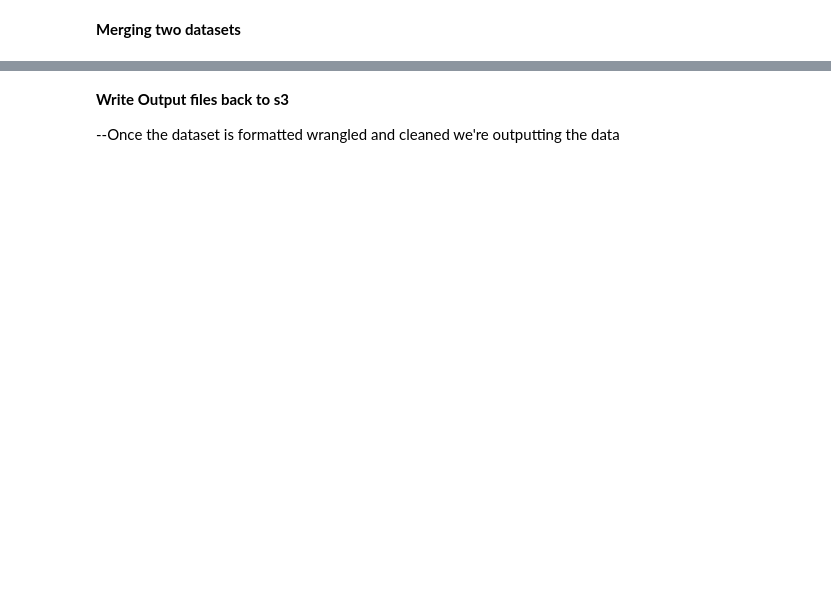
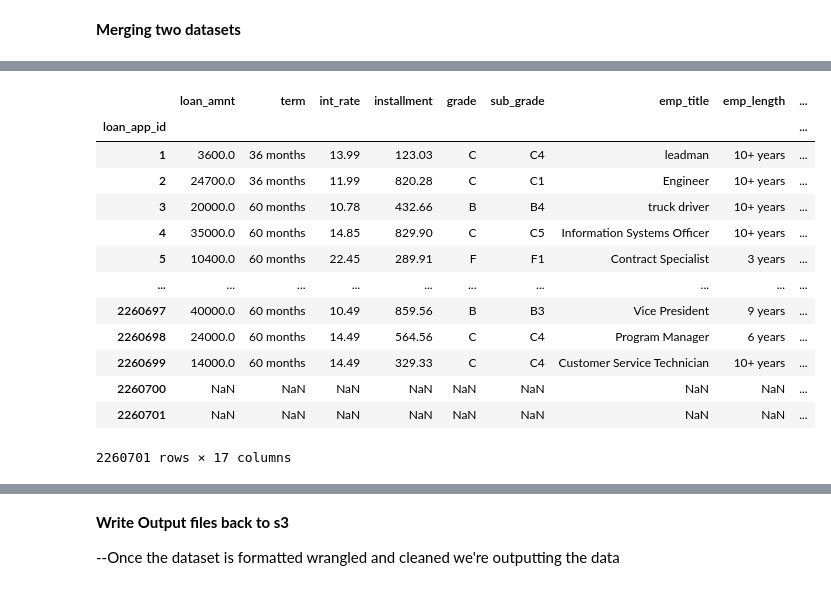
Before and after one commit to davisdw/Lending_Club_Loan_Prediction_Analysis, a Jupyter notebook: pyspark_data_load.ipynb, the cells around one changed output, grey strips where cells are left out. Drawn from its saved outputs; the diff is of its cells as text; code cells hidden in the pictures; blank space fills up the shorter version.

```diff
--- a/pyspark_data_load.ipynb
+++ b/pyspark_data_load.ipynb
@@ -81,0 +102,4 @@ clean_accept_df.shape
+# %%
+# Take two fico scores columns and find an average for the credit score and place it in new columns
+clean_accept_df["fico_score"] = clean_accept_df[["fico_range_low", "fico_range_high"]].mean(axis=1)
+clean_accept_df.head()
@@ -82,3 +118,5 @@ clean_accept_df.shape
+# %%
+clean_accept_df = clean_accept_df.drop(columns=["fico_range_low", "fico_range_high"])
 # %%
 # view full display of the data types for the accepted table
 with pd.option_context('display.max_rows', None, 'display.max_columns', None):
@@ -144,5 +302,4 @@ clean_reject_df.head()
-# %%
-# add an column to both tables that determines if applicant had approval of the loan
-# using boolean values "0" for those who were approved (accept_df) and "1" for denied (reject_df) for loan
-clean_accept_df['is_approve'] = np.where(...) # insert condition and set 0 as True
-clean_reject_df['is_approve'] = np.where(...) # insert condition and set 1 as False
+# %%
+# Create new column loan_app_id to use as an identifier as index
+clean_accept_df['loan_app_id'] = range(1, len(clean_accept_df) + 1)
+clean_reject_df['loan_app_id'] = range(1, len(clean_reject_df) + 1)
@@ -149,2 +323,19 @@ clean_reject_df['is_approve'] = np.where(...) # insert condition and set 1 as Fa
+# %%
+clean_accept_df.set_index('loan_app_id')
+# %% [output]
+|  | loan_amnt | term | int_rate | installment | grade | sub_grade | emp_title | emp_length | ... |
+| loan_app_id |  |  |  |  |  |  |  |  | ... |
+| 1 | 3600.0 | 36 months | 13.99 | 123.03 | C | C4 | leadman | 10+ years | ... |
+| 2 | 24700.0 | 36 months | 11.99 | 820.28 | C | C1 | Engineer | 10+ years | ... |
+| 3 | 20000.0 | 60 months | 10.78 | 432.66 | B | B4 | truck driver | 10+ years | ... |
+| 4 | 35000.0 | 60 months | 14.85 | 829.90 | C | C5 | Information Systems Officer | 10+ years | ... |
+| 5 | 10400.0 | 60 months | 22.45 | 289.91 | F | F1 | Contract Specialist | 3 years | ... |
+| ... | ... | ... | ... | ... | ... | ... | ... | ... | ... |
+| 2260697 | 40000.0 | 60 months | 10.49 | 859.56 | B | B3 | Vice President | 9 years | ... |
+| 2260698 | 24000.0 | 60 months | 14.49 | 564.56 | C | C4 | Program Manager | 6 years | ... |
+| 2260699 | 14000.0 | 60 months | 14.49 | 329.33 | C | C4 | Customer Service Technician | 10+ years | ... |
+| 2260700 | NaN | NaN | NaN | NaN | NaN | NaN | NaN | NaN | ... |
+| 2260701 | NaN | NaN | NaN | NaN | NaN | NaN | NaN | NaN | ... |
+2260701 rows × 17 columns
 # %%
 # Joined both datasets together, "concat" using join inner on "loan_request_id" column
```
Also changed, not shown: parts of 27 cells of this notebook.
